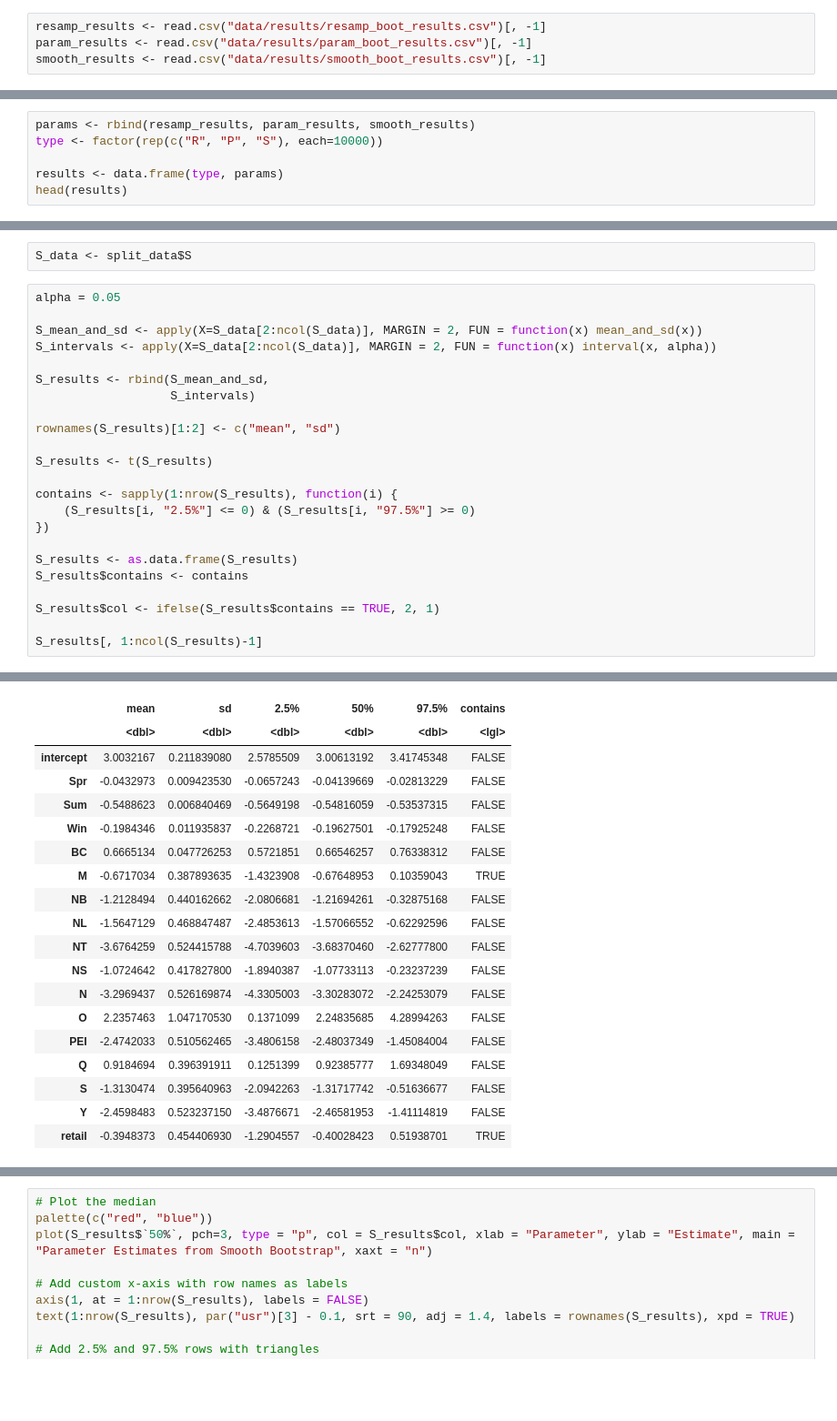
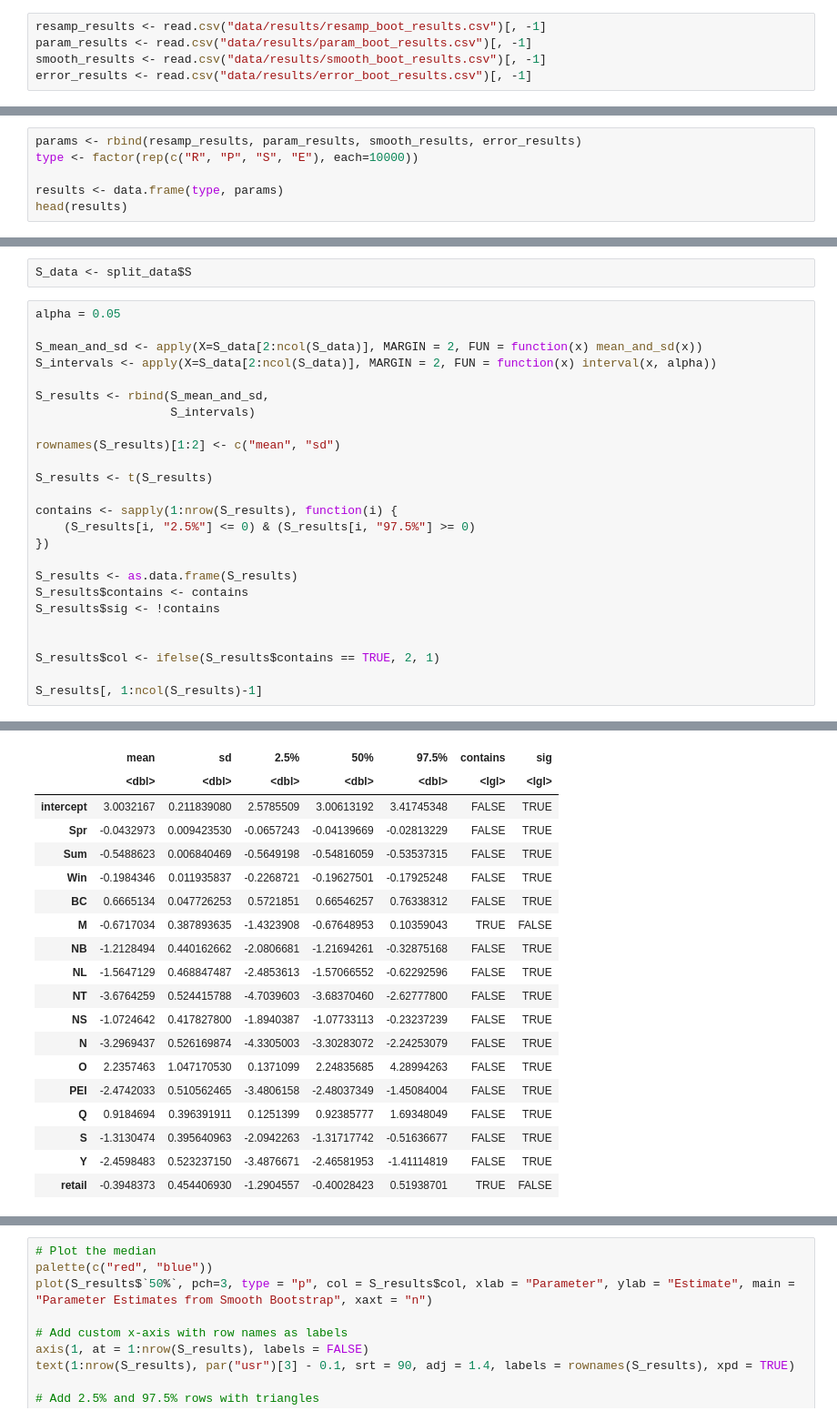
Before and after one commit to LeoKraushaar/protests, a Jupyter notebook: code/R/bootstrap_results.ipynb, the cells around one changed output, grey strips where cells are left out. Shown: that part at 91% size. Drawn from its saved outputs; the diff is of its cells as text; blank space fills up the shorter version.

```diff
--- a/code/R/bootstrap_results.ipynb
+++ b/code/R/bootstrap_results.ipynb
@@ -9,3 +9,4 @@ setwd("/home/leoKraushaar/Documents/School/Year 3/Semester 2/STAT 413/Project/pr
 resamp_results <- read.csv("data/results/resamp_boot_results.csv")[, -1]
 param_results <- read.csv("data/results/param_boot_results.csv")[, -1]
 smooth_results <- read.csv("data/results/smooth_boot_results.csv")[, -1]
+error_results <- read.csv("data/results/error_boot_results.csv")[, -1]
@@ -21,8 +42,8 @@ mean_and_sd <- function(X) {
     return(c(mean(X), sd(X)))
 }
 # %%
-params <- rbind(resamp_results, param_results, smooth_results)
-type <- factor(rep(c("R", "P", "S"), each=10000))
+params <- rbind(resamp_results, param_results, smooth_results, error_results)
+type <- factor(rep(c("R", "P", "S", "E"), each=10000))
 
 results <- data.frame(type, params)
 head(results)
@@ -225,6 +230,8 @@ contains <- sapply(1:nrow(S_results), function(i) {
 
 S_results <- as.data.frame(S_results)
 S_results$contains <- contains
+S_results$sig <- !contains
+
 
 S_results$col <- ifelse(S_results$contains == TRUE, 2, 1)
 
@@ -234,19 +241,19 @@ A data.frame: 17 × 6
-|  | mean | sd | 2.5% | 50% | 97.5% | contains |
-|  | <dbl> | <dbl> | <dbl> | <dbl> | <dbl> | <lgl> |
-| intercept | 3.0032167 | 0.211839080 | 2.5785509 | 3.00613192 | 3.41745348 | FALSE |
-| Spr | -0.0432973 | 0.009423530 | -0.0657243 | -0.04139669 | -0.02813229 | FALSE |
-| Sum | -0.5488623 | 0.006840469 | -0.5649198 | -0.54816059 | -0.53537315 | FALSE |
-| Win | -0.1984346 | 0.011935837 | -0.2268721 | -0.19627501 | -0.17925248 | FALSE |
-| BC | 0.6665134 | 0.047726253 | 0.5721851 | 0.66546257 | 0.76338312 | FALSE |
-| M | -0.6717034 | 0.387893635 | -1.4323908 | -0.67648953 | 0.10359043 | TRUE |
-| NB | -1.2128494 | 0.440162662 | -2.0806681 | -1.21694261 | -0.32875168 | FALSE |
-| NL | -1.5647129 | 0.468847487 | -2.4853613 | -1.57066552 | -0.62292596 | FALSE |
-| NT | -3.6764259 | 0.524415788 | -4.7039603 | -3.68370460 | -2.62777800 | FALSE |
-| NS | -1.0724642 | 0.417827800 | -1.8940387 | -1.07733113 | -0.23237239 | FALSE |
-| N | -3.2969437 | 0.526169874 | -4.3305003 | -3.30283072 | -2.24253079 | FALSE |
-| O | 2.2357463 | 1.047170530 | 0.1371099 | 2.24835685 | 4.28994263 | FALSE |
-| PEI | -2.4742033 | 0.510562465 | -3.4806158 | -2.48037349 | -1.45084004 | FALSE |
-| Q | 0.9184694 | 0.396391911 | 0.1251399 | 0.92385777 | 1.69348049 | FALSE |
-| S | -1.3130474 | 0.395640963 | -2.0942263 | -1.31717742 | -0.51636677 | FALSE |
-| Y | -2.4598483 | 0.523237150 | -3.4876671 | -2.46581953 | -1.41114819 | FALSE |
-| retail | -0.3948373 | 0.454406930 | -1.2904557 | -0.40028423 | 0.51938701 | TRUE |
+|  | mean | sd | 2.5% | 50% | 97.5% | contains | sig |
+|  | <dbl> | <dbl> | <dbl> | <dbl> | <dbl> | <lgl> | <lgl> |
+| intercept | 3.0032167 | 0.211839080 | 2.5785509 | 3.00613192 | 3.41745348 | FALSE | TRUE |
+| Spr | -0.0432973 | 0.009423530 | -0.0657243 | -0.04139669 | -0.02813229 | FALSE | TRUE |
+| Sum | -0.5488623 | 0.006840469 | -0.5649198 | -0.54816059 | -0.53537315 | FALSE | TRUE |
+| Win | -0.1984346 | 0.011935837 | -0.2268721 | -0.19627501 | -0.17925248 | FALSE | TRUE |
+| BC | 0.6665134 | 0.047726253 | 0.5721851 | 0.66546257 | 0.76338312 | FALSE | TRUE |
+| M | -0.6717034 | 0.387893635 | -1.4323908 | -0.67648953 | 0.10359043 | TRUE | FALSE |
+| NB | -1.2128494 | 0.440162662 | -2.0806681 | -1.21694261 | -0.32875168 | FALSE | TRUE |
+| NL | -1.5647129 | 0.468847487 | -2.4853613 | -1.57066552 | -0.62292596 | FALSE | TRUE |
+| NT | -3.6764259 | 0.524415788 | -4.7039603 | -3.68370460 | -2.62777800 | FALSE | TRUE |
+| NS | -1.0724642 | 0.417827800 | -1.8940387 | -1.07733113 | -0.23237239 | FALSE | TRUE |
+| N | -3.2969437 | 0.526169874 | -4.3305003 | -3.30283072 | -2.24253079 | FALSE | TRUE |
+| O | 2.2357463 | 1.047170530 | 0.1371099 | 2.24835685 | 4.28994263 | FALSE | TRUE |
+| PEI | -2.4742033 | 0.510562465 | -3.4806158 | -2.48037349 | -1.45084004 | FALSE | TRUE |
+| Q | 0.9184694 | 0.396391911 | 0.1251399 | 0.92385777 | 1.69348049 | FALSE | TRUE |
+| S | -1.3130474 | 0.395640963 | -2.0942263 | -1.31717742 | -0.51636677 | FALSE | TRUE |
+| Y | -2.4598483 | 0.523237150 | -3.4876671 | -2.46581953 | -1.41114819 | FALSE | TRUE |
+| retail | -0.3948373 | 0.454406930 | -1.2904557 | -0.40028423 | 0.51938701 | TRUE | FALSE |
```
Also changed, not shown: parts of 11 cells of this notebook, 20 other files.
